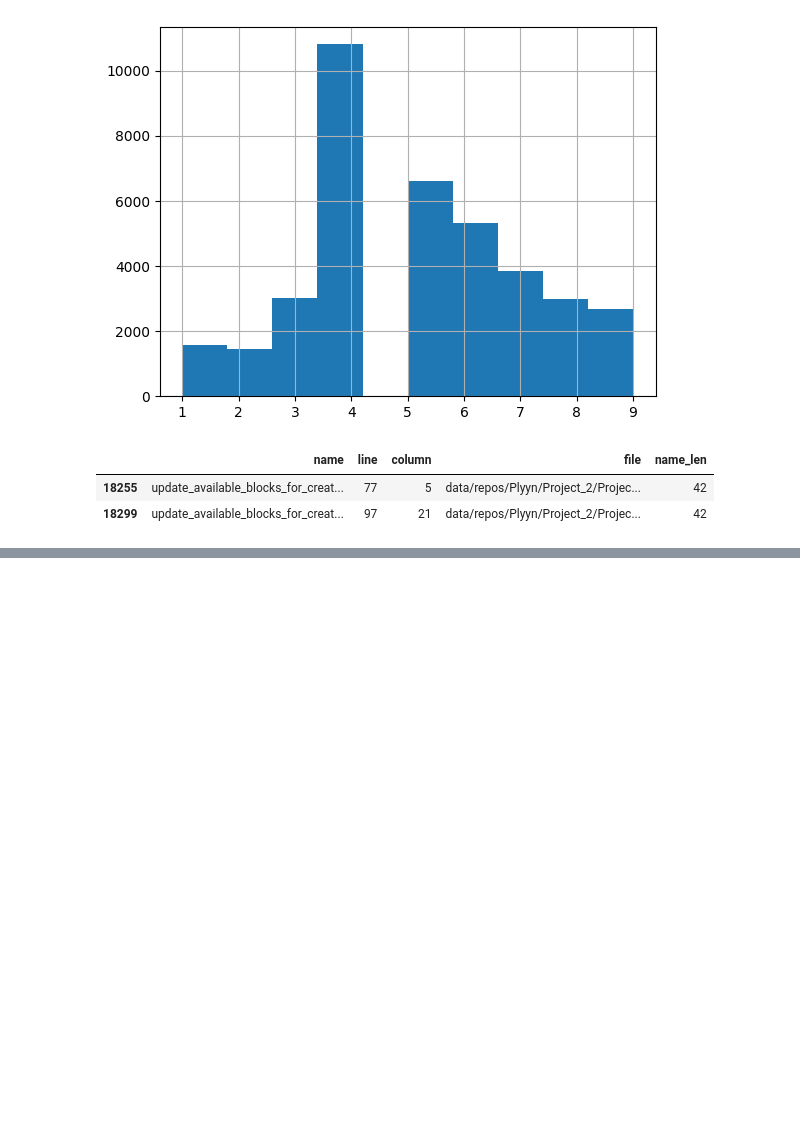
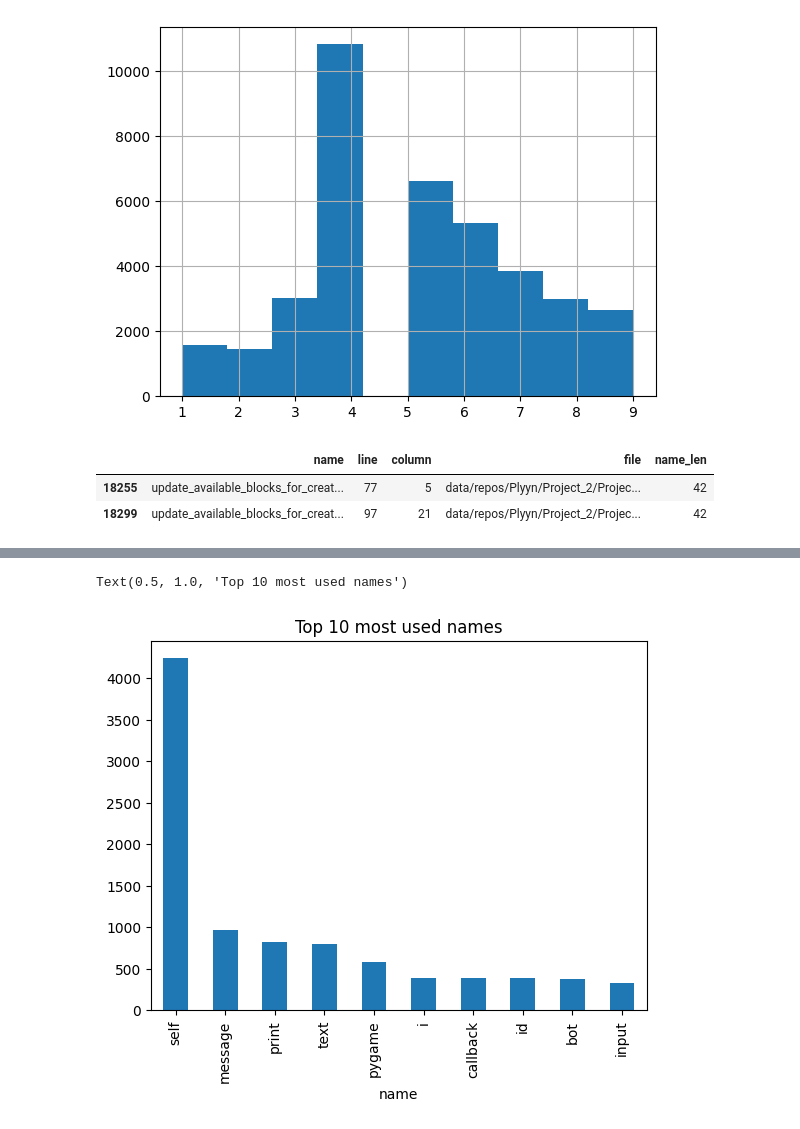
Before and after one commit to alino3ka/project, a Jupyter notebook: notebooks/Lab.ipynb, the cells around one changed output, grey strips where cells are left out. Saved outputs shown, nothing was run; the diff lists cells and outputs as text; code cells hidden in the pictures; blank space fills up the shorter version.

```diff
--- a/notebooks/Lab.ipynb
+++ b/notebooks/Lab.ipynb
@@ -114,0 +165,3 @@ df[name_len > 40]
+# %%
+freq = df.groupby("name").count()["line"].sort_values(ascending=False)
+freq
@@ -114,0 +182,6 @@ df[name_len > 40]
+# %%
+freq[:10].plot.bar()
+plt.title("Top 10 most used names")
+# %% [output]
+Text(0.5, 1.0, 'Top 10 most used names')
+[figure, added]
```
Also changed, not shown: parts of 12 cells of this notebook, 1 other file.
